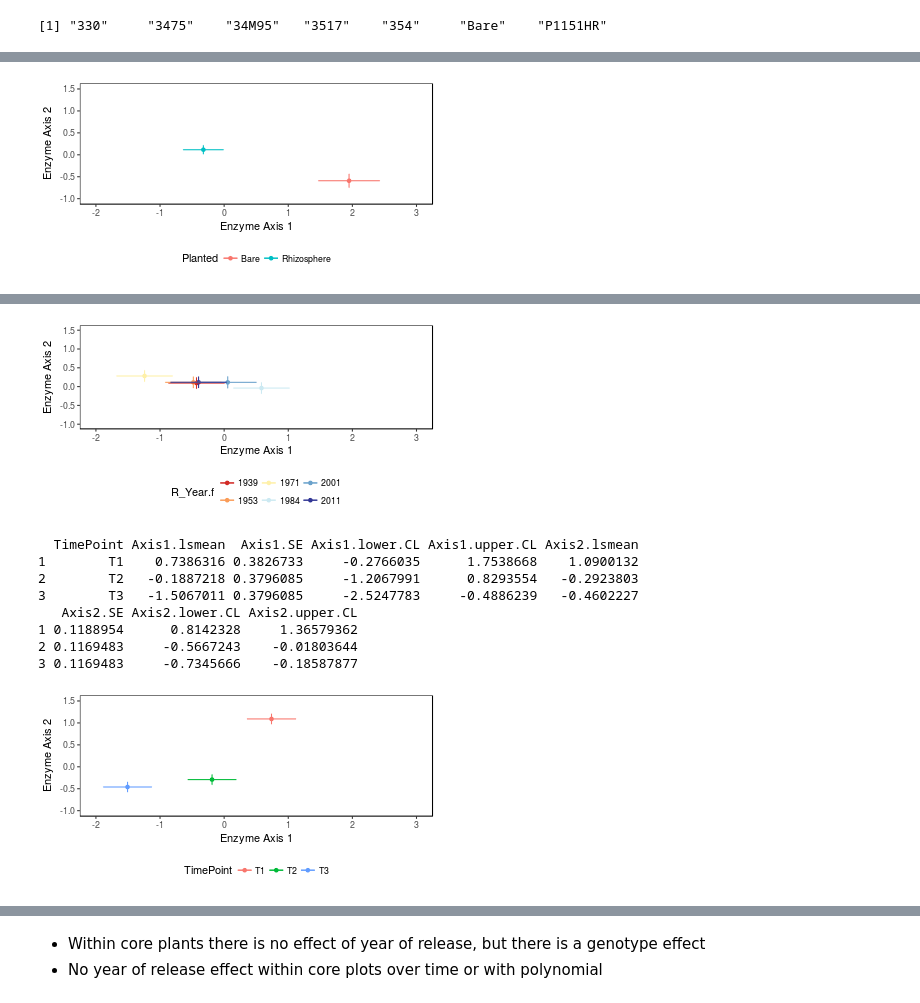
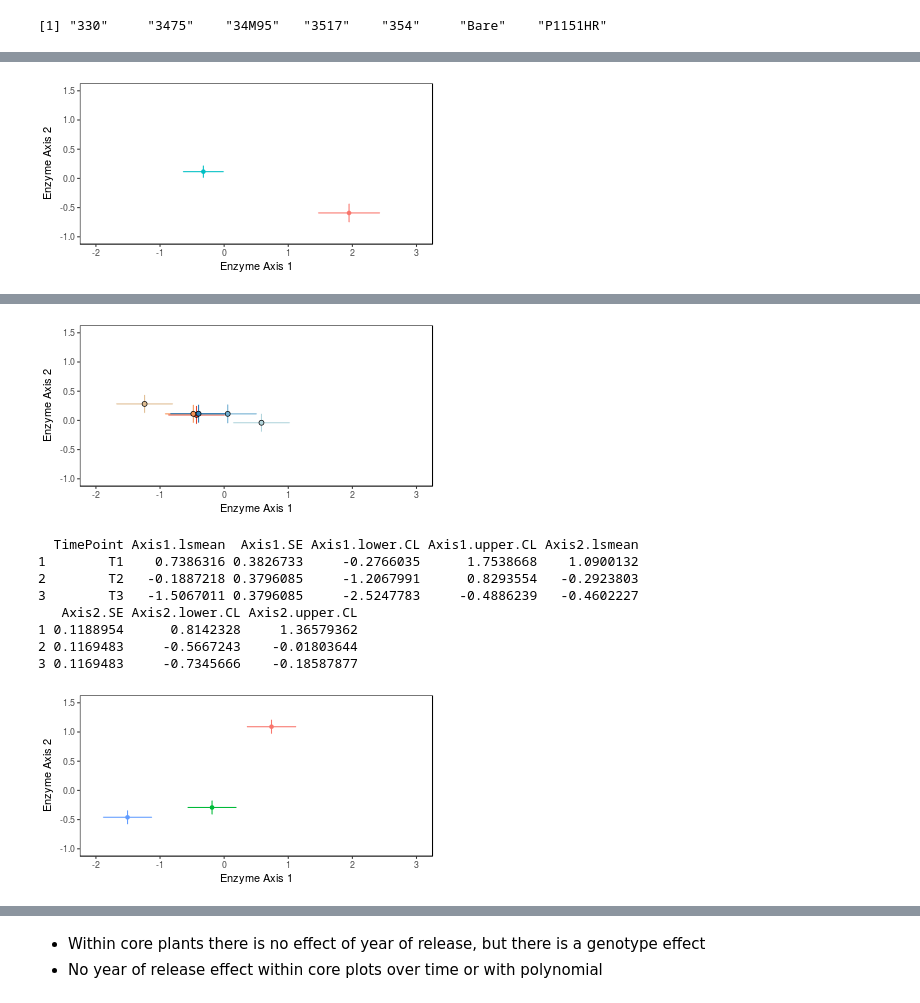
Before and after one commit to bdemmett/ERAhybrids, a Jupyter notebook: notebooks/EnzymeOrdination.ipynb, the cells around one changed output, grey strips where cells are left out. Saved outputs shown, nothing was run; the diff lists cells and outputs as text; code cells hidden in the pictures.

```diff
--- a/notebooks/EnzymeOrdination.ipynb
+++ b/notebooks/EnzymeOrdination.ipynb
@@ -67,11 +70,20 @@ theme_pub = function (base_size = 11, base_family = "Helvetica")
 %%R
 #set color scales
 library(RColorBrewer)
-FertColors = brewer.pal(3, 'YlOrRd')
+FertColors = brewer.pal(3, 'Set2')
 
-GenotypeColors = colorRampPalette(brewer.pal(11,'RdYlBu'))(12)
+
+GenotypeColors = colorRampPalette(brewer.pal(4,'RdYlBu'))(12)
 GenotypeColors %>% print
 
 GenotypeColors_sub6 = GenotypeColors[c(2,4,6,8,10,12)]
 GenotypeColors_sub6
+
+# function for gathering and plotting legend separately
+g_legend<-function(a.gplot){
+    tmp <- ggplot_gtable(ggplot_build(a.gplot))
+    leg <- which(sapply(tmp$grobs, function(x) x$name) == "guide-box")
+    legend <- tmp$grobs[[leg]]
+    legend
+}
 # %% [output]
@@ -349,9 +364,12 @@ pP= ggplot(Core.lsm.df, aes(x = Axis1.lsmean, y = Axis2.lsmean, color = Planted)
     theme(legend.position = "bottom")+
     xlab("Enzyme Axis 1")+
     ylab("Enzyme Axis 2")#
+
+STLeg = g_legend(pP)
+pP = pP + theme(legend.position = "none")
 pP
 # %% [output]
-[figure, old version]
+[figure, new version]
 # %%
 %%R
 sub = TM_Fit %>% filter(Planted == "Rhizosphere") %>%
@@ -422,23 +440,27 @@ Core.lsm.df
 6 0.1525229    -0.21256333      0.4422987
 # %%
 %%R -w 400 -h 200
-pF = ggplot(Core.lsm.df, aes(x = Axis1.lsmean, y = Axis2.lsmean, color = R_Year.f)) +
-    geom_point()+
+pF = ggplot(Core.lsm.df, aes(x = Axis1.lsmean, y = Axis2.lsmean )) +
+
     scale_color_manual(values = GenotypeColors_sub6) +
+    scale_fill_manual(values = GenotypeColors_sub6) +
     theme_pub()+
        xlim(c(-2,3))+
     ylim(c(-1,1.5))+
     geom_errorbar(aes(ymin = Axis2.lsmean - Axis2.SE, ymax = Axis2.lsmean + Axis2.SE, color = R_Year.f),
                 width = .002) +
     geom_errorbarh(aes(xmin = Axis1.lsmean - Axis1.SE, xmax = Axis1.lsmean + Axis1.SE, color = R_Year.f),
                 height = .002) +
-    theme(legend.position = "bottom")+
+         geom_point(aes(fill = R_Year.f), color = "black", shape = 21, size = 2)+
+    theme(legend.position = "none", legend.title = NULL)+
+    guides(fill = guide_legend(title = NULL, title.position = NULL, ncol = 3))+
+    guides(color = guide_legend(title = NULL, title.position = NULL, ncol = 3))+
     xlab("Enzyme Axis 1")+
     ylab("Enzyme Axis 2")#
 pF %>% print
 #pF = pF + theme(legend.position = "none")
 # %% [output]
-[figure, old version]
+[figure, new version]
 # %%
 %%R
 #Generate lsmeans for Axes1
@@ -484,10 +506,11 @@ pT = ggplot(Core.time.lsm.df, aes(x = Axis1.lsmean, y = Axis2.lsmean, color = Ti
     theme(legend.position = "bottom")+
     xlab("Enzyme Axis 1")+
     ylab("Enzyme Axis 2")
-
+TimeLeg = g_legend(pT)
+pT = pT + theme(legend.position = "none")
 pT
 # %% [output]
-[figure, old version]
+[figure, new version]
 # %%
 %%R -w 700 -h 250
 GCore = grid.arrange(pP, pT, pF, pA.c, ncol = 4, widths = c(1, 1, 2, 1))
```
Also changed, not shown: parts of 23 cells of this notebook, 5 other files.
